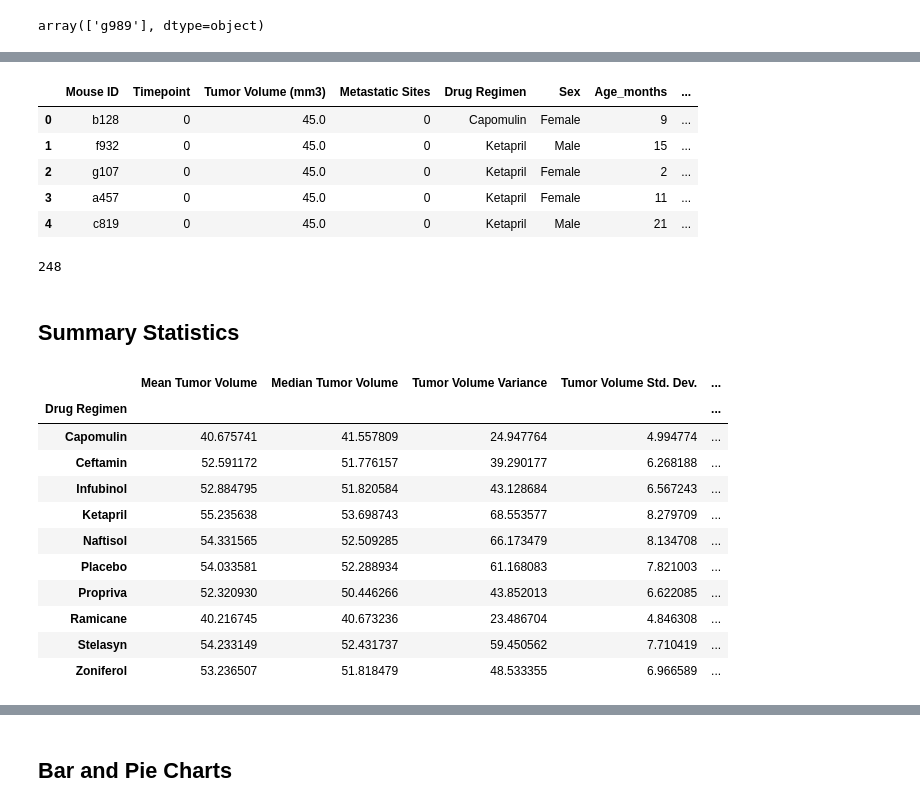
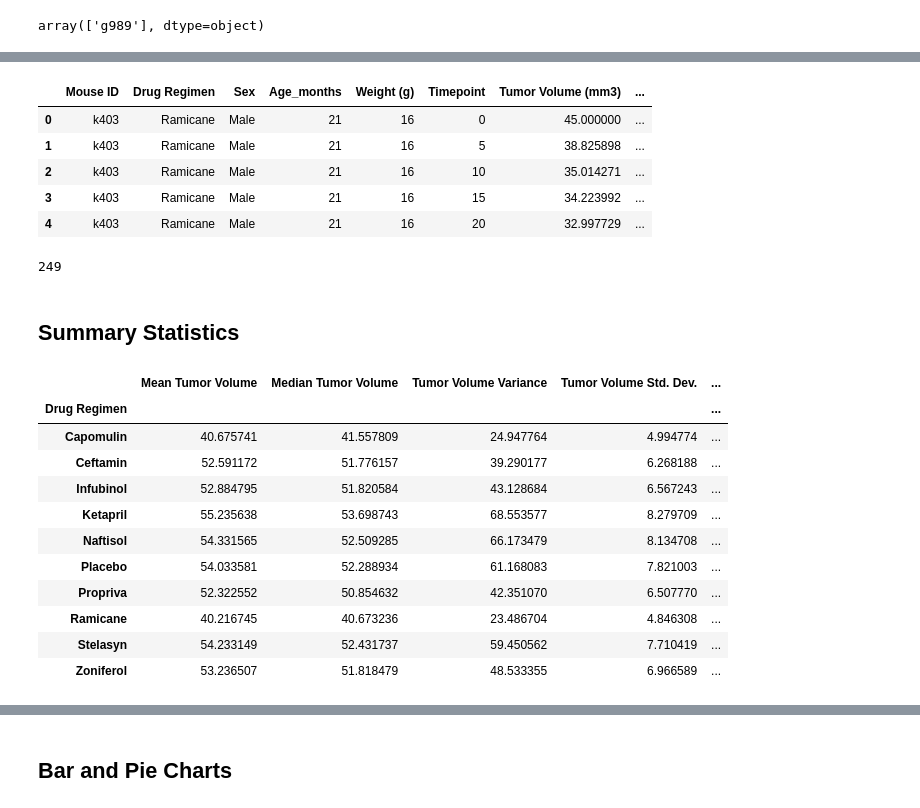
Before and after one commit to AlexFeeney/AdelUni_Challenge5_PythonCharts, a Jupyter notebook: pymaceuticals_starter.ipynb, the cells around one changed output, grey strips where cells are left out. Drawn from its saved outputs; the diff is of its cells as text; code cells hidden in the pictures.

```diff
--- a/pymaceuticals_starter.ipynb
+++ b/pymaceuticals_starter.ipynb
@@ -60,34 +49,40 @@ array(['g989'], dtype=object)
 # %%
 # Create a clean DataFrame by dropping the duplicate mouse by its ID.
+cleaned_df = merged_df.drop_duplicates(subset=['Mouse ID', 'Timepoint'])
+cleaned_df.head()
 # %% [output]
-|  | Mouse ID | Timepoint | Tumor Volume (mm3) | Metastatic Sites | Drug Regimen | Sex | Age_months | ... |
-| 0 | b128 | 0 | 45.0 | 0 | Capomulin | Female | 9 | ... |
-| 1 | f932 | 0 | 45.0 | 0 | Ketapril | Male | 15 | ... |
-| 2 | g107 | 0 | 45.0 | 0 | Ketapril | Female | 2 | ... |
-| 3 | a457 | 0 | 45.0 | 0 | Ketapril | Female | 11 | ... |
-| 4 | c819 | 0 | 45.0 | 0 | Ketapril | Male | 21 | ... |
+|  | Mouse ID | Drug Regimen | Sex | Age_months | Weight (g) | Timepoint | Tumor Volume (mm3) | ... |
+| 0 | k403 | Ramicane | Male | 21 | 16 | 0 | 45.000000 | ... |
+| 1 | k403 | Ramicane | Male | 21 | 16 | 5 | 38.825898 | ... |
+| 2 | k403 | Ramicane | Male | 21 | 16 | 10 | 35.014271 | ... |
+| 3 | k403 | Ramicane | Male | 21 | 16 | 15 | 34.223992 | ... |
+| 4 | k403 | Ramicane | Male | 21 | 16 | 20 | 32.997729 | ... |
 # %%
 # Checking the number of mice in the clean DataFrame.
+count = cleaned_df['Mouse ID'].nunique()
+count
 # %% [output]
-248
+249
 # %% [markdown]
 ## Summary Statistics
 # %%
 # Generate a summary statistics table of mean, median, variance, standard deviation, and SEM of the tumor volume for each regimen
-
+summary_stats = merged_df.groupby('Drug Regimen')['Tumor Volume (mm3)'].agg(['mean', 'median', 'var', 'std', 'sem'])
 # Use groupby and summary statistical methods to calculate the following properties of each drug regimen:
 # mean, median, variance, standard deviation, and SEM of the tumor volume.
 # Assemble the resulting series into a single summary DataFrame.
+summary_stats = summary_stats.rename(columns={'mean': 'Mean Tumor Volume', 'median': 'Median Tumor Volume', 'var': 'Tumor Volume Variance', 'std': 'Tumor Volume Std. Dev.', 'sem': 'Tumor Volume Std. Err.'})
+summary_stats
 # %% [output]
 |  | Mean Tumor Volume | Median Tumor Volume | Tumor Volume Variance | Tumor Volume Std. Dev. | ... |
 | Drug Regimen |  |  |  |  | ... |
 | Capomulin | 40.675741 | 41.557809 | 24.947764 | 4.994774 | ... |
 | Ceftamin | 52.591172 | 51.776157 | 39.290177 | 6.268188 | ... |
 | Infubinol | 52.884795 | 51.820584 | 43.128684 | 6.567243 | ... |
 | Ketapril | 55.235638 | 53.698743 | 68.553577 | 8.279709 | ... |
 | Naftisol | 54.331565 | 52.509285 | 66.173479 | 8.134708 | ... |
 | Placebo | 54.033581 | 52.288934 | 61.168083 | 7.821003 | ... |
-| Propriva | 52.320930 | 50.446266 | 43.852013 | 6.622085 | ... |
+| Propriva | 52.322552 | 50.854632 | 42.351070 | 6.507770 | ... |
 | Ramicane | 40.216745 | 40.673236 | 23.486704 | 4.846308 | ... |
 | Stelasyn | 54.233149 | 52.431737 | 59.450562 | 7.710419 | ... |
 | Zoniferol | 53.236507 | 51.818479 | 48.533355 | 6.966589 | ... |
```
Also changed, not shown: parts of 20 cells of this notebook.
